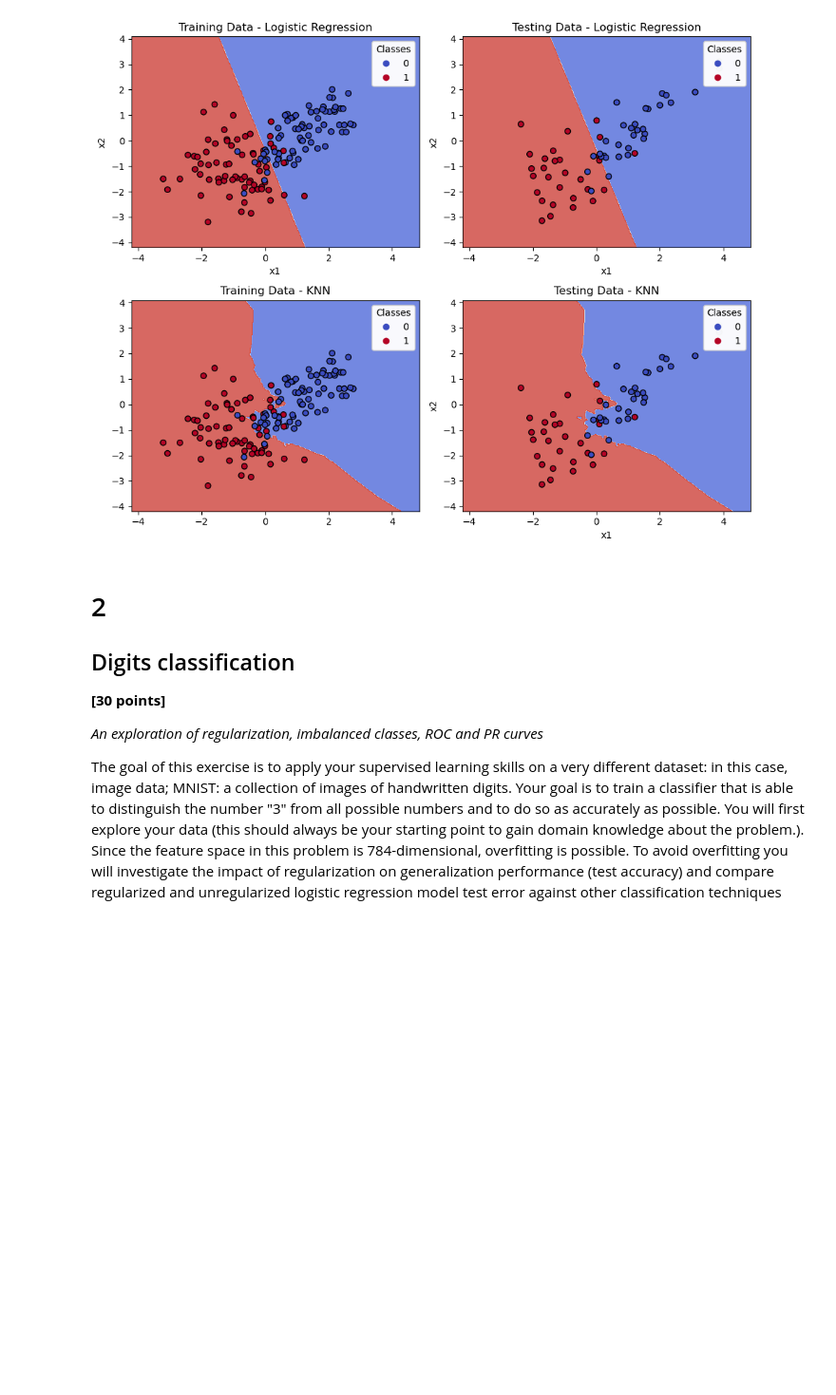
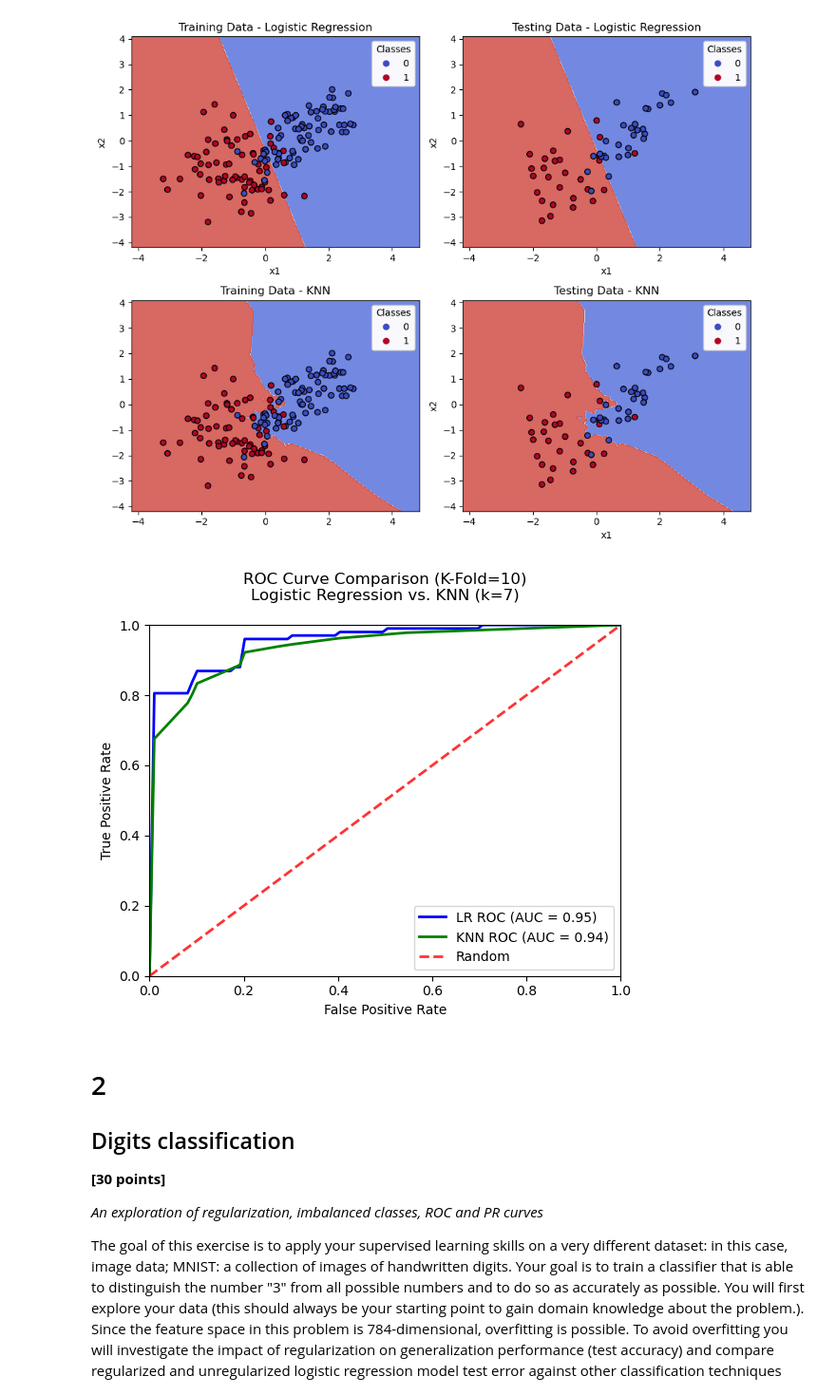
Before and after one commit to BarbaraPFloresRios/IDS705_PrinciplesOfMachineLearning, a Jupyter notebook: Assignment_3_SupervisedLearning_ModelTrainingAndEvaluation/Assignment_3.ipynb, the cells around one changed output. Shown at 95% size. Saved outputs shown, nothing was run; the diff lists cells and outputs as text; code cells hidden in the pictures; blank space fills up the shorter version.

```diff
--- a/Assignment_3_SupervisedLearning_ModelTrainingAndEvaluation/Assignment_3.ipynb
+++ b/Assignment_3_SupervisedLearning_ModelTrainingAndEvaluation/Assignment_3.ipynb
@@ -422,7 +422,7 @@ class Logistic_regression:
     # Use the trained model to predict the confidence scores (prob of positive class in this case)
     def predict_proba(self, X):
         # returns the confidence score for the each sample
-        return self.sigmoid(X, self.w)
+        return self.sigmoid(X, self.w).flatten()
 
     # Use the trained model to make binary predictions
     def predict(self, X, thresh=0.5):
@@ -687,3 +689,13 @@ plt.tight_layout()
 plt.show()
 # %% [output]
 [figure]
+# %%
+# Data
+
+X = data[["x1", "x2"]].values
+y = data[["y"]].values.flatten()
+
+LR = Logistic_regression()
+X_LR = LR.prepare_x(X)
+
+w_init = np.random.rand(3, 1)
@@ -689,0 +745,37 @@ plt.show()
+# %%
+# Plot Average
+
+mean_tpr_LR = np.mean(tprs_LR, axis=0)
+mean_tpr_LR[-1] = 1.0
+mean_auc_LR = auc(mean_fpr, mean_tpr_LR)
+
+mean_tpr_KNN = np.mean(tprs_KNN, axis=0)
+mean_tpr_KNN[-1] = 1.0
+mean_auc_KNN = auc(mean_fpr, mean_tpr_KNN)
+
+plt.figure()
+plt.plot(
+    mean_fpr,
+    mean_tpr_LR,
+    color="b",
+    lw=2,
+    label="LR ROC (AUC = %0.2f)" % mean_auc_LR,
+)
+plt.plot(
+    mean_fpr,
+    mean_tpr_KNN,
+    color="g",
+    lw=2,
+    label="KNN ROC (AUC = %0.2f)" % mean_auc_KNN,
+)
+plt.plot([0, 1], [0, 1], linestyle="--", lw=2,
+         color="r", label="Random", alpha=0.8)
+plt.xlim([0, 1])
+plt.ylim([0, 1])
+plt.xlabel("False Positive Rate")
+plt.ylabel("True Positive Rate")
+plt.title("ROC Curve Comparison (K-Fold=10)\nLogistic Regression vs. KNN (k=7)\n")
+plt.legend(loc="lower right")
+plt.show()
+# %% [output]
+[figure, added]
```
Also changed, not shown: parts of 9 cells of this notebook.
